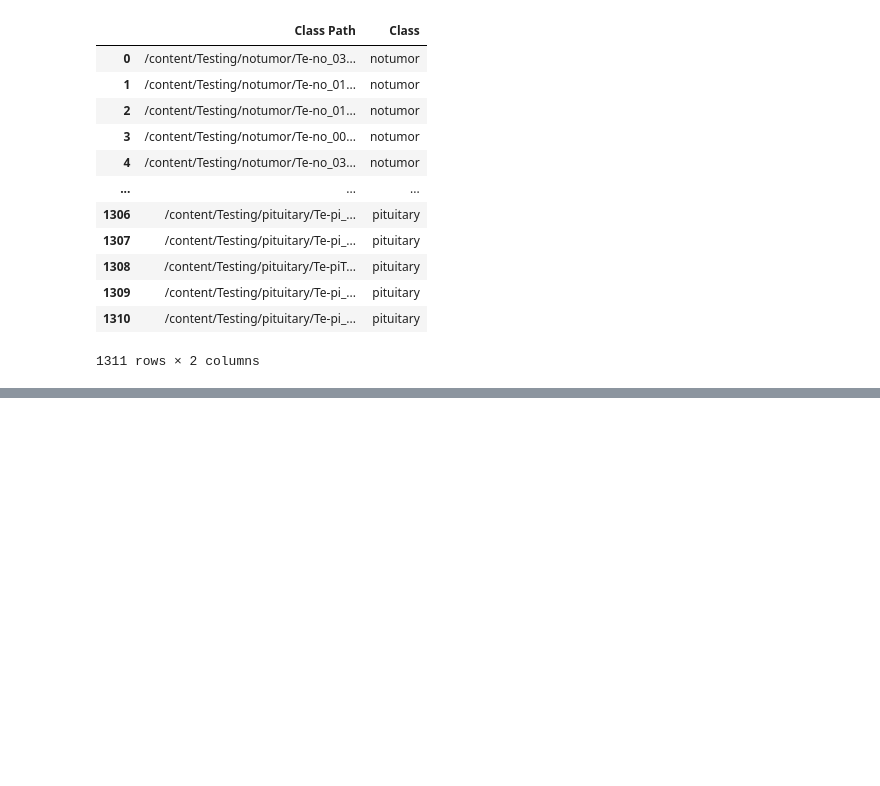
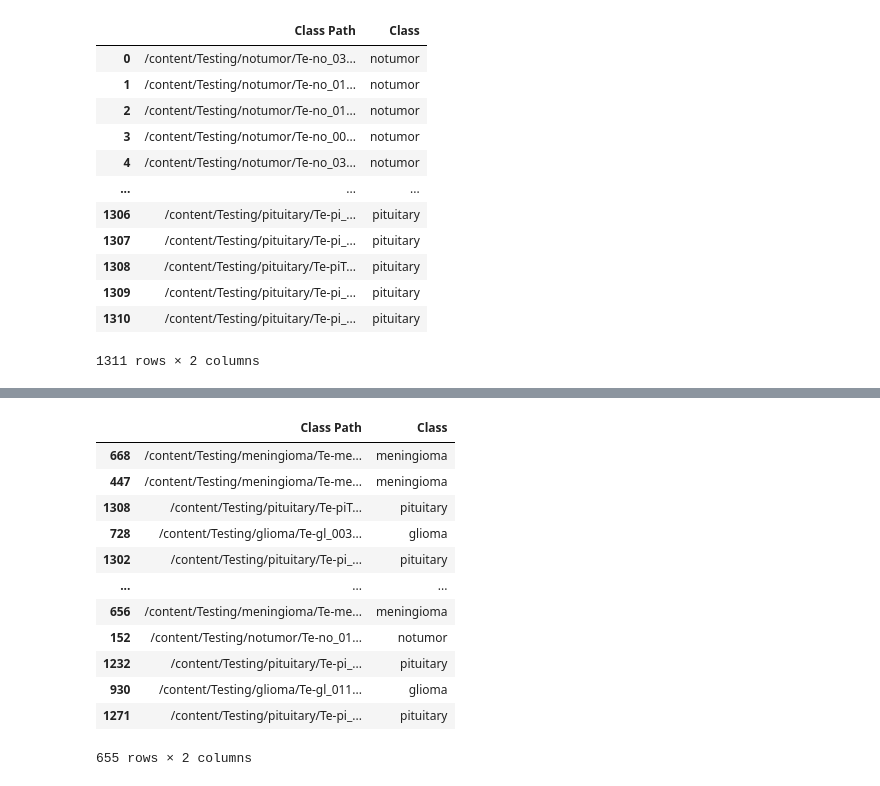
Before and after one commit to gitrlawton/tumor-classification, a Jupyter notebook: tumor_classification_notebook.ipynb, the cells around one changed output, grey strips where cells are left out. Saved outputs shown, nothing was run; the diff lists cells and outputs as text; code cells hidden in the pictures; blank space fills up the shorter version.

```diff
--- a/tumor_classification_notebook.ipynb
+++ b/tumor_classification_notebook.ipynb
@@ -83,0 +115,23 @@ ts_df
+# %%
+# Split the testing data set into a validation and testing set.
+# Set aside some of the testing data for validation (crutial for tuning the model and preventing overfitting.)
+# Stratify ensures the data is split in a way that maintains the proportionality of each class label in the original
+# data set, in the training and testing sets.
+valid_df, ts_df = train_test_split(ts_df, train_size=0.5, stratify=ts_df["Class"])
+# %%
+# Print the newly created validation dataframe.
+valid_df
+# %% [output]
+|  | Class Path | Class |
+| 668 | /content/Testing/meningioma/Te-me... | meningioma |
+| 447 | /content/Testing/meningioma/Te-me... | meningioma |
+| 1308 | /content/Testing/pituitary/Te-piT... | pituitary |
+| 728 | /content/Testing/glioma/Te-gl_003... | glioma |
+| 1302 | /content/Testing/pituitary/Te-pi_... | pituitary |
+| ... | ... | ... |
+| 656 | /content/Testing/meningioma/Te-me... | meningioma |
+| 152 | /content/Testing/notumor/Te-no_01... | notumor |
+| 1232 | /content/Testing/pituitary/Te-pi_... | pituitary |
+| 930 | /content/Testing/glioma/Te-gl_011... | glioma |
+| 1271 | /content/Testing/pituitary/Te-pi_... | pituitary |
+655 rows × 2 columns
```
Also changed, not shown: parts of 14 cells of this notebook.
